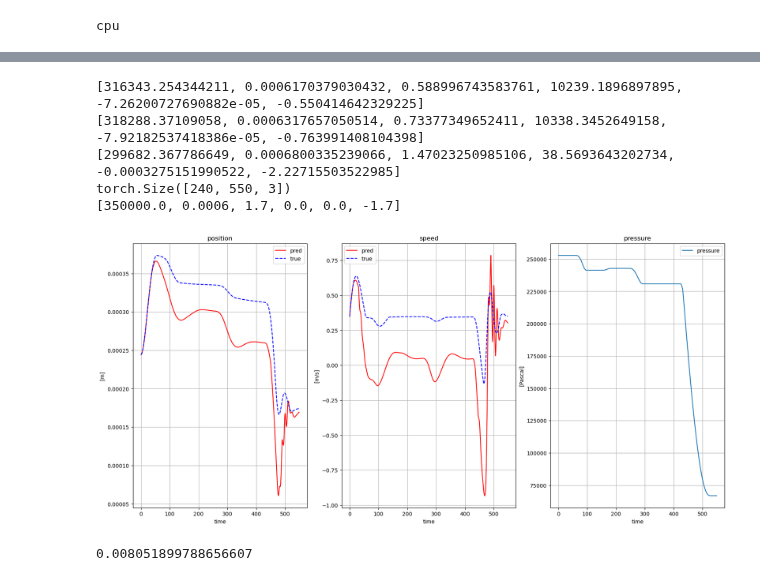
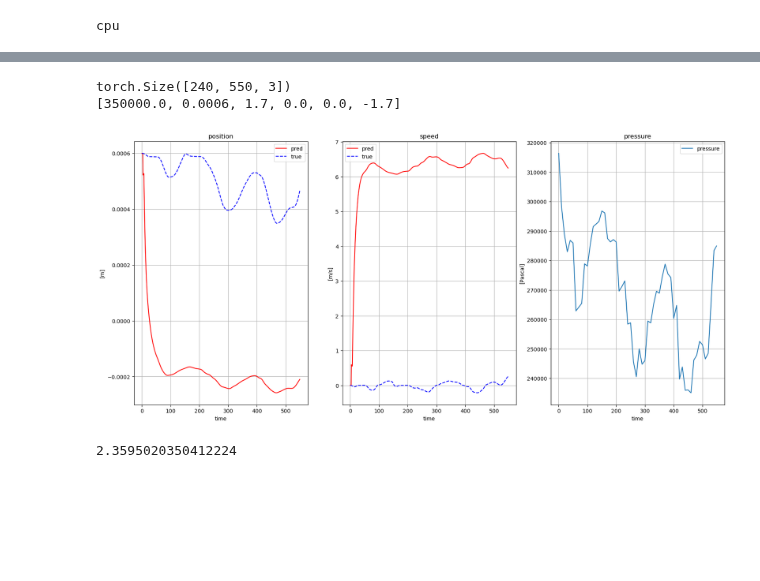
Before and after one commit to Gandalf3141/ventil_lstm, a Jupyter notebook: internal testing _OR_LSTM.ipynb, the cells around one changed output, grey strips where cells are left out. Saved outputs shown, nothing was run; the diff lists cells and outputs as text; code cells hidden in the pictures; blank space fills up the shorter version.

```diff
--- a/internal testing _OR_LSTM.ipynb
+++ b/internal testing _OR_LSTM.ipynb
@@ -67,6 +67,8 @@ class LSTMmodel(nn.Module):
         pred = self.linear(lstm_out)
         #only update next step
         out = one_full_traj[:, self.ws-1:self.ws, 1:] + pred[:, -1: , :]
+
+        derivatie_sv = pred[:, -1: , :]
         #out = one_full_traj[:, self.ws-1:self.ws, 1:] + pred
 
         if self.rungekutta == False:
@@ -77,6 +79,8 @@ class LSTMmodel(nn.Module):
                 lstm_out, hidden = self.lstm(seq)
                 pred = self.linear(lstm_out)
                 out = torch.cat((out, one_full_traj[:, self.ws+(t-1): self.ws+t, 1:] + pred[:, -1: , :]), dim=1)
+
+                derivatie_sv = torch.cat((derivatie_sv, pred[:, -1: , :]), dim=1)
 
 
             for t in range(self.ws, one_full_traj.size(dim=1) - self.ws):
@@ -90,6 +94,8 @@ class LSTMmodel(nn.Module):
                 pred = self.linear(lstm_out)
 
                 out = torch.cat((out, out[:, t-1:t, :] + self.step_size * pred[:, -1: , :]), dim=1)
+
+                derivatie_sv = torch.cat((derivatie_sv, pred[:, -1: , :]), dim=1)
 
         if  self.rungekutta == True:
             for t in range(1, self.ws + 2): # für RK : range(1, self.ws + 2):
@@ -128,17 +134,22 @@ class LSTMmodel(nn.Module):
                 k1 = self.linear(lstm_out)
 
                 inp2 = seq[:, 1:-1, :]
+                #inp2 = seq[:, 0:-2, :]
+                #inp2[:, :, 0:1] =  1/2 * (seq[:, 0:-2, 0:1] + seq[:, 1:-1, 0:1])
                 inp2[:, -1:, 1:] = inp2[:, -1:, 1:] + k1[:, -1, :]
 
                 lstm_out, hidden = self.lstm(inp2)
                 k2 = self.linear(lstm_out)
 
                 inp3 = seq[:, 1:-1, :]
+                #inp3 = seq[:, 0:-2, :]
+                #inp3[:, :, 0:1] =  1/2 * (seq[:, 0:-2, 0:1] + seq[:, 1:-1, 0:1])
                 inp3[:, -1:, 1:] = inp3[:, -1:, 1:] + k2[:, -1, :]
 
                 lstm_out, hidden = self.lstm(inp3)
                 k3 = self.linear(lstm_out)
 
+                #inp4 = seq[:, 1:-1, :]
                 inp4 = seq[:, 2:, :]
                 inp4[:, -1:, 1:] = inp4[:, -1:, 1:] + 2*k3[:, -1, :]
 
@@ -150,6 +161,6 @@ class LSTMmodel(nn.Module):
                 out = torch.cat((out, res), dim=1)
 
 
-        return out, hidden
+        return out, hidden, derivatie_sv
 # %% [output]
 cpu
@@ -211,13 +291,13 @@ params =           {
                            "window_size" : 4,
                            "h_size" : 5,
                            "l_num" : 1,
-                           "epochs" : 10,
-                           "learning_rate" : 0.0007,
-                           "part_of_data" : 10,
+                           "epochs" : 100,
+                           "learning_rate" : 0.001,
+                           "part_of_data" : 100,
                            "weight_decay" : 1e-5,
                            "percentage_of_data" : 0.6,
                            "future_decay"  : 0.5,
-                           "batch_size" : 1,
+                           "batch_size" : 10,
                            "future" : 10,
                            "cut_off_timesteps" : 200,
                            "drop_half_timesteps": True
@@ -246,7 +326,7 @@ input_data2, PSW_max = get_data(path = "Testruns_from_trajectory_generator_200.c
                         rescale_p=False,
                         num_inits=params["part_of_data"])
 
-input_data = torch.cat((input_data, input_data2))
+input_data = input_data#torch.cat((input_data, input_data2))
 print(input_data.size())
 
 #Split data into train and test sets
@@ -268,12 +348,12 @@ average_traj_err_test = []
 
 for e in tqdm(range(params["epochs"])):
 
-    loss_epoch = train(train_loader, model, params["weight_decay"], learning_rate= params["learning_rate"], ws=params["window_size"])
+    loss_epoch = train(train_loader, model, params["weight_decay"], learning_rate= params["learning_rate"], ws=params["window_size"], PSW_max = PSW_max)
     losses.append(loss_epoch)
 
     # Every few epochs get the error MSE of the true data
     # compared to the network prediction starting from some initial conditions
-    if (e+1)%20 == 0:
+    if (e+1)%2 == 0:
 
         _,_, err_train = test(input_data, model, model_type = "or_lstm", window_size=params["window_size"], display_plots=False, num_of_inits = 20, set_rand_seed=True, physics_rescaling = PSW_max)
 
@@ -290,17 +393,18 @@ print(f"TRAINING FINISHED: Average error over full trajectories: testing data :
 # %%
 # Save the model
-#path = f"Ventil_trained_NNs\lstm_ws0.pth"
-#torch.save(model.state_dict(), path)
+path = f"Ventil_trained_NNs\lstm_ws0.pth"
+#
+torch.save(model.state_dict(), path)
 
 # Load the model and test it on the test data
-path = "Ventil_trained_NNs\OR_lstm_decent16_8_3.pth"
+#path = "Ventil_trained_NNs\OR_lstm_decent16_8_3.pth"
 
 
 params =                 {
                            "experiment_number" : 2,
-                           "window_size" : 16,
-                           "h_size" : 8,
-                           "l_num" : 3,
+                           "window_size" : 4,
+                           "h_size" : 5,
+                           "l_num" : 1,
                            "epochs" : 4000,
                            "learning_rate" : 0.0008,
                            "part_of_data" : 0,
@@ -343,38 +447,35 @@ input_data3, PSW_max = get_data(path = "Testruns_from_trajectory_generator_200.c
 
 input_data = torch.cat((input_data, input_data2, input_data3))
 
 #input_data = torch.cat((input_data, input_data2, input_data3))
 
 #np.random.seed(1234)
 
 num_of_inits_train = int(len(input_data)*params["percentage_of_data"])
 train_inits = np.random.choice(np.arange(len(input_data)),num_of_inits_train,replace=False)
 test_inits = np.array([x for x in range(len(input_data)) if x not in train_inits])
 test_data = input_data[test_inits,:,:]
 # Initialize the LSTM model
 
 model = LSTMmodel(input_size=3, hidden_size=params["h_size"], out_size=2, layers=params["l_num"], window_size=params["window_size"], stepsize=1, rungekutta=False)
 
 model.load_state_dict(torch.load(path, map_location=torch.device(device)))
 
 train_data = input_data[train_inits,:,:]
 # %matplotlib qt
 # %matplotlib inline #
 print(test_data.size())
 print(PSW_max)
 test_loss, test_loss_deriv, total_loss = test(test_data, model, model_type = "or_lstm", window_size=params["window_size"], display_plots=True, num_of_inits = 1, set_rand_seed=False, physics_rescaling = PSW_max)
 #test_loss, test_loss_deriv, total_loss = test(train_data, model, steps=input_data.size(dim=1), ws=params["window_size"], plot_opt=True , n = 1,  test_inits=len(test_data), rand=False, PSW_max=0)
 print(total_loss)
 
 #[350000.0, 0.0006, 1.7, 0.0, 0.0, -1.7]
 # %% [output]
-[316343.254344211, 0.0006170379030432, 0.588996743583761, 10239.1896897895, -7.26200727690882e-05, -0.550414642329225]
-[318288.37109058, 0.0006317657050514, 0.73377349652411, 10338.3452649158, -7.92182537418386e-05, -0.763991408104398]
-[299682.367786649, 0.0006800335239066, 1.47023250985106, 38.5693643202734, -0.0003275151990522, -2.22715503522985]
 torch.Size([240, 550, 3])
 [350000.0, 0.0006, 1.7, 0.0, 0.0, -1.7]
-[figure, old version]
+[figure, new version]
-0.008051899788656607
+2.3595020350412224
 # %%
     # def forward(self, one_full_traj):
 
```
Also changed, not shown: parts of 4 cells of this notebook, 2 other files.
